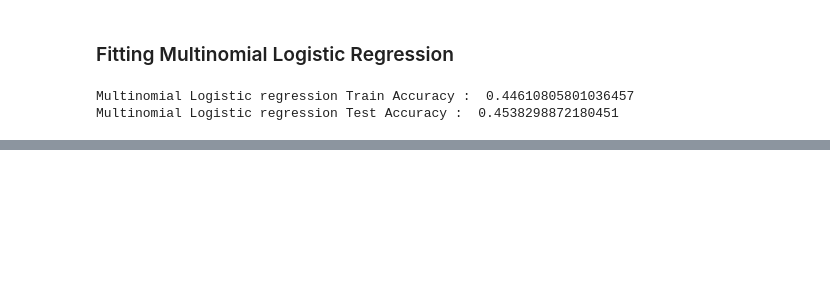
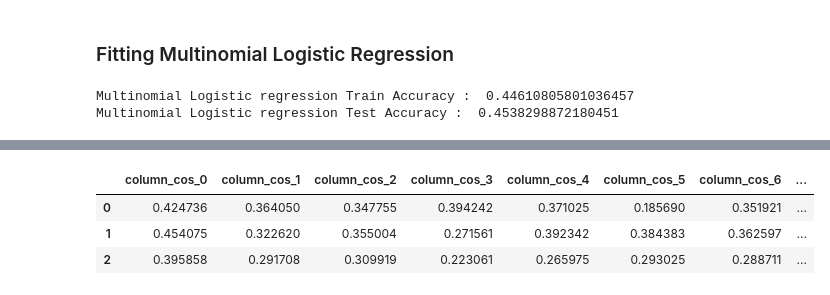
Before and after one commit to aswalin/SQuAD, a Jupyter notebook: logistic_regression.ipynb, the cells around one changed output, grey strips where cells are left out. Saved outputs shown, nothing was run; the diff lists cells and outputs as text; code cells hidden in the pictures; blank space fills up the shorter version.

```diff
--- a/logistic_regression.ipynb
+++ b/logistic_regression.ipynb
@@ -102,0 +111,4 @@ Multinomial Logistic regression Test Accuracy :  0.4538298872180451
+# %%
+predicted = pd.read_csv("train_detect_sent.csv").reset_index(drop=True)
+# %%
+train = predicted[["pred_idx_cos","pred_idx_euc",  "c_first","target"]]
@@ -102,0 +148,3 @@ Multinomial Logistic regression Test Accuracy :  0.4538298872180451
+# %%
+subset1 = train.iloc[:,:10].fillna(60)
+subset2 = train.iloc[:,10:].fillna(1)
@@ -102,0 +158,7 @@ Multinomial Logistic regression Test Accuracy :  0.4538298872180451
+# %%
+ subset2.head(3)
+# %% [output]
+|  | column_cos_0 | column_cos_1 | column_cos_2 | column_cos_3 | column_cos_4 | column_cos_5 | column_cos_6 | ... |
+| 0 | 0.424736 | 0.364050 | 0.347755 | 0.394242 | 0.371025 | 0.185690 | 0.351921 | ... |
+| 1 | 0.454075 | 0.322620 | 0.355004 | 0.271561 | 0.392342 | 0.384383 | 0.362597 | ... |
+| 2 | 0.395858 | 0.291708 | 0.309919 | 0.223061 | 0.265975 | 0.293025 | 0.288711 | ... |
```
Also changed, not shown: parts of 30 cells of this notebook, 1 other file.
